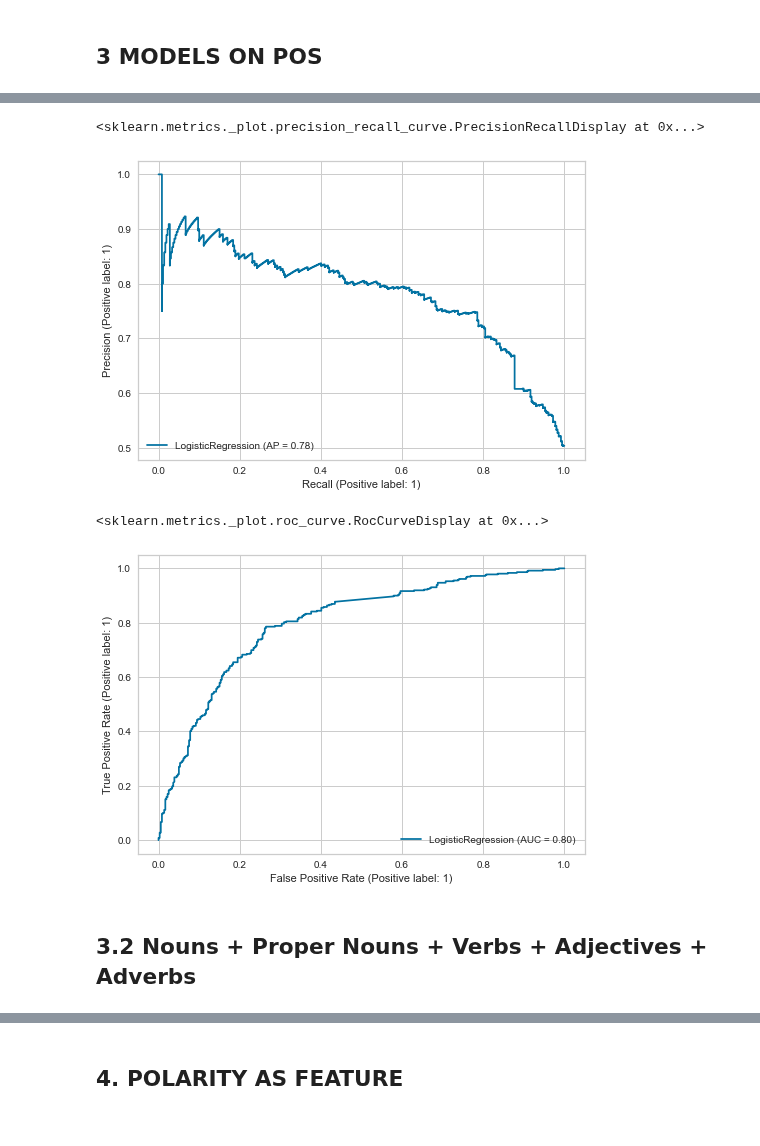
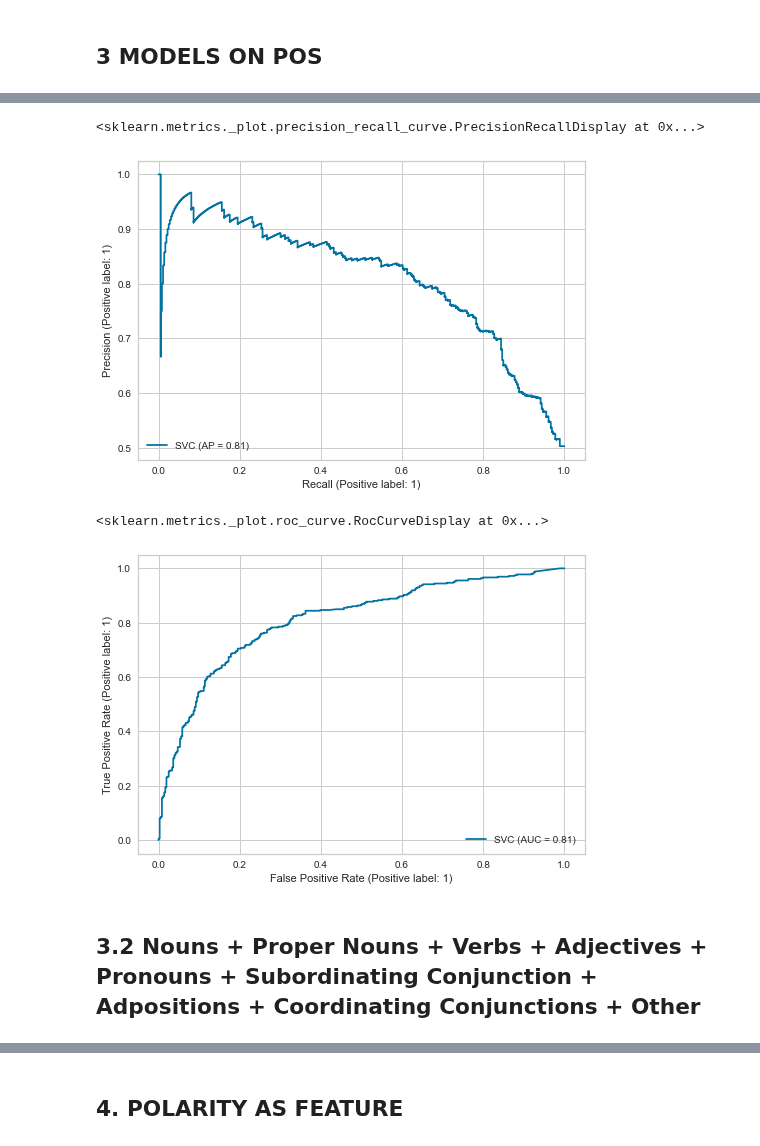
Before and after one commit to martinaviggiano/textsent_project, a Jupyter notebook: 03. Models.ipynb, the cells around one changed output, grey strips where cells are left out. Saved outputs shown, nothing was run; the diff lists cells and outputs as text; code cells hidden in the pictures.

```diff
--- a/03. Models.ipynb
+++ b/03. Models.ipynb
@@ -861,15 +861,15 @@ plt.show()
 # %%
-plot_precision_recall_curve(log_fit_p, X_test_p, y_test_p)
+plot_precision_recall_curve(svc_p, X_test_p, y_test_p)
 # %% [output]
 <sklearn.metrics._plot.precision_recall_curve.PrecisionRecallDisplay at 0x...>
-[figure, old version]
+[figure, new version]
 # %%
-plot_roc_curve(log_fit_p,  X_test_p, y_test_p)
+plot_roc_curve(svc_p,  X_test_p, y_test_p)
 # %% [output]
 <sklearn.metrics._plot.roc_curve.RocCurveDisplay at 0x...>
-[figure, old version]
+[figure, new version]
 # %% [markdown]
-## 3.2 Nouns + Proper Nouns + Verbs + Adjectives + Adverbs
+## 3.2 Nouns + Proper Nouns + Verbs + Adjectives + Pronouns + Subordinating Conjunction + Adpositions +  Coordinating Conjunctions + Other
 # %%
 tfidf_vectorizer_pos2 = TfidfVectorizer()
 # %%
```
Also changed, not shown: parts of 65 cells of this notebook, 30 other files.
